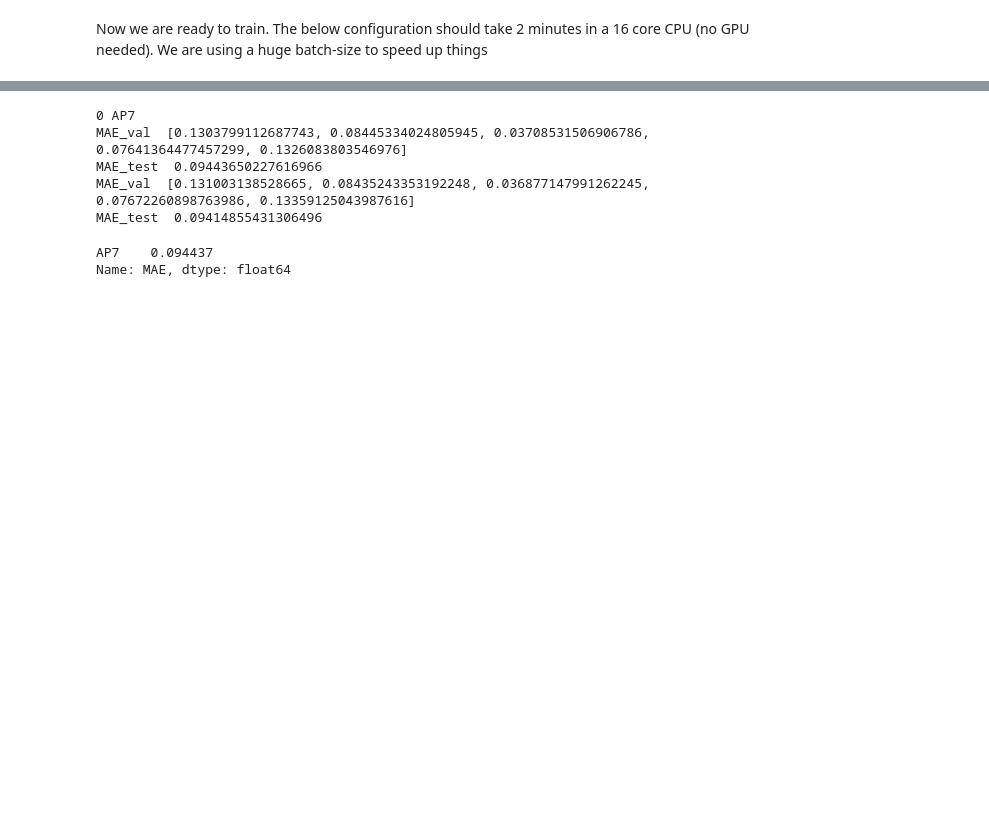
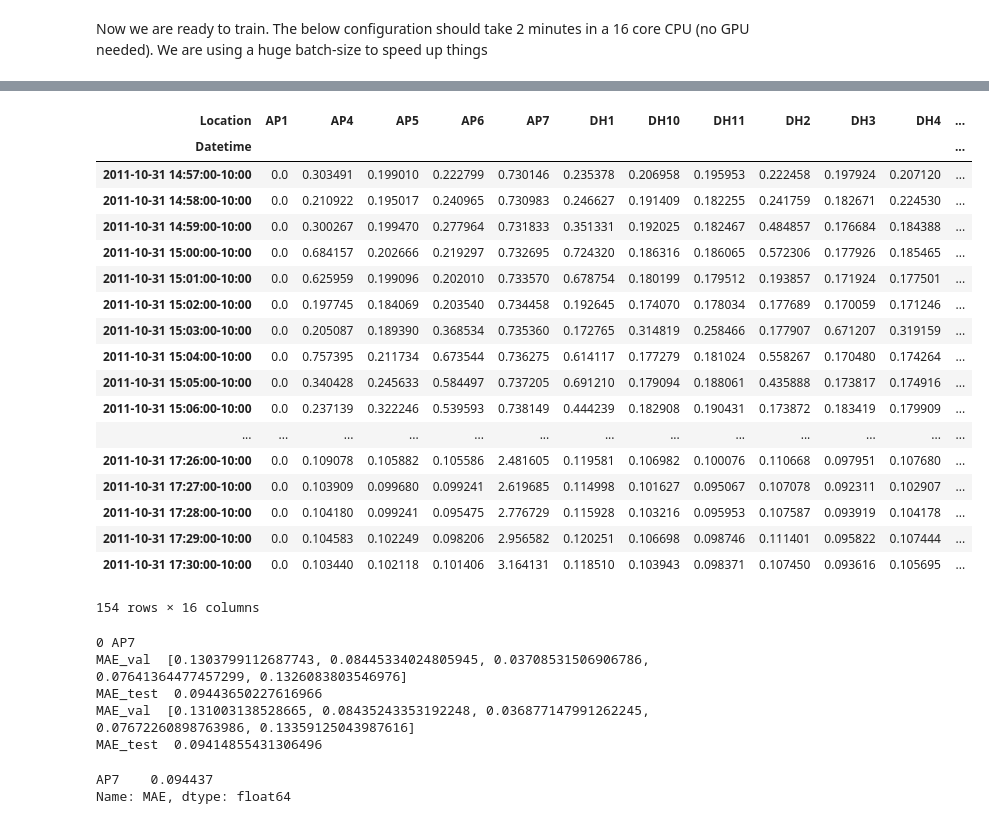
Before and after one commit to albertotb/solar, a Jupyter notebook: notebooks/train_model-Conv_LSTM_GP.ipynb, the cells around one changed output, grey strips where cells are left out. Cells and saved outputs as stored; diff of their text form; code cells hidden in the pictures; blank space fills up the shorter version.

```diff
--- a/notebooks/train_model-Conv_LSTM_GP.ipynb
+++ b/notebooks/train_model-Conv_LSTM_GP.ipynb
@@ -302,3 +422,25 @@ def train_and_test_sensor_2D(idx_sensor, id_sensor, n_sensors):
+# %%
+df_sensors[(df_sensors == 0).sum(axis=1) != 0]
+# %% [output]
+| Location | AP1 | AP4 | AP5 | AP6 | AP7 | DH1 | DH10 | DH11 | DH2 | DH3 | DH4 | ... |
+| Datetime |  |  |  |  |  |  |  |  |  |  |  | ... |
+| 2011-10-31 14:57:00-10:00 | 0.0 | 0.303491 | 0.199010 | 0.222799 | 0.730146 | 0.235378 | 0.206958 | 0.195953 | 0.222458 | 0.197924 | 0.207120 | ... |
+| 2011-10-31 14:58:00-10:00 | 0.0 | 0.210922 | 0.195017 | 0.240965 | 0.730983 | 0.246627 | 0.191409 | 0.182255 | 0.241759 | 0.182671 | 0.224530 | ... |
+| 2011-10-31 14:59:00-10:00 | 0.0 | 0.300267 | 0.199470 | 0.277964 | 0.731833 | 0.351331 | 0.192025 | 0.182467 | 0.484857 | 0.176684 | 0.184388 | ... |
+| 2011-10-31 15:00:00-10:00 | 0.0 | 0.684157 | 0.202666 | 0.219297 | 0.732695 | 0.724320 | 0.186316 | 0.186065 | 0.572306 | 0.177926 | 0.185465 | ... |
+| 2011-10-31 15:01:00-10:00 | 0.0 | 0.625959 | 0.199096 | 0.202010 | 0.733570 | 0.678754 | 0.180199 | 0.179512 | 0.193857 | 0.171924 | 0.177501 | ... |
+| 2011-10-31 15:02:00-10:00 | 0.0 | 0.197745 | 0.184069 | 0.203540 | 0.734458 | 0.192645 | 0.174070 | 0.178034 | 0.177689 | 0.170059 | 0.171246 | ... |
+| 2011-10-31 15:03:00-10:00 | 0.0 | 0.205087 | 0.189390 | 0.368534 | 0.735360 | 0.172765 | 0.314819 | 0.258466 | 0.177907 | 0.671207 | 0.319159 | ... |
+| 2011-10-31 15:04:00-10:00 | 0.0 | 0.757395 | 0.211734 | 0.673544 | 0.736275 | 0.614117 | 0.177279 | 0.181024 | 0.558267 | 0.170480 | 0.174264 | ... |
+| 2011-10-31 15:05:00-10:00 | 0.0 | 0.340428 | 0.245633 | 0.584497 | 0.737205 | 0.691210 | 0.179094 | 0.188061 | 0.435888 | 0.173817 | 0.174916 | ... |
+| 2011-10-31 15:06:00-10:00 | 0.0 | 0.237139 | 0.322246 | 0.539593 | 0.738149 | 0.444239 | 0.182908 | 0.190431 | 0.173872 | 0.183419 | 0.179909 | ... |
+| ... | ... | ... | ... | ... | ... | ... | ... | ... | ... | ... | ... | ... |
+| 2011-10-31 17:26:00-10:00 | 0.0 | 0.109078 | 0.105882 | 0.105586 | 2.481605 | 0.119581 | 0.106982 | 0.100076 | 0.110668 | 0.097951 | 0.107680 | ... |
+| 2011-10-31 17:27:00-10:00 | 0.0 | 0.103909 | 0.099680 | 0.099241 | 2.619685 | 0.114998 | 0.101627 | 0.095067 | 0.107078 | 0.092311 | 0.102907 | ... |
+| 2011-10-31 17:28:00-10:00 | 0.0 | 0.104180 | 0.099241 | 0.095475 | 2.776729 | 0.115928 | 0.103216 | 0.095953 | 0.107587 | 0.093919 | 0.104178 | ... |
+| 2011-10-31 17:29:00-10:00 | 0.0 | 0.104583 | 0.102249 | 0.098206 | 2.956582 | 0.120251 | 0.106698 | 0.098746 | 0.111401 | 0.095822 | 0.107444 | ... |
+| 2011-10-31 17:30:00-10:00 | 0.0 | 0.103440 | 0.102118 | 0.101406 | 3.164131 | 0.118510 | 0.103943 | 0.098371 | 0.107450 | 0.093616 | 0.105695 | ... |
+154 rows × 16 columns
 # %%
 maes1 = {}
 maes2 = {}
```
Also changed, not shown: parts of 23 cells of this notebook.
